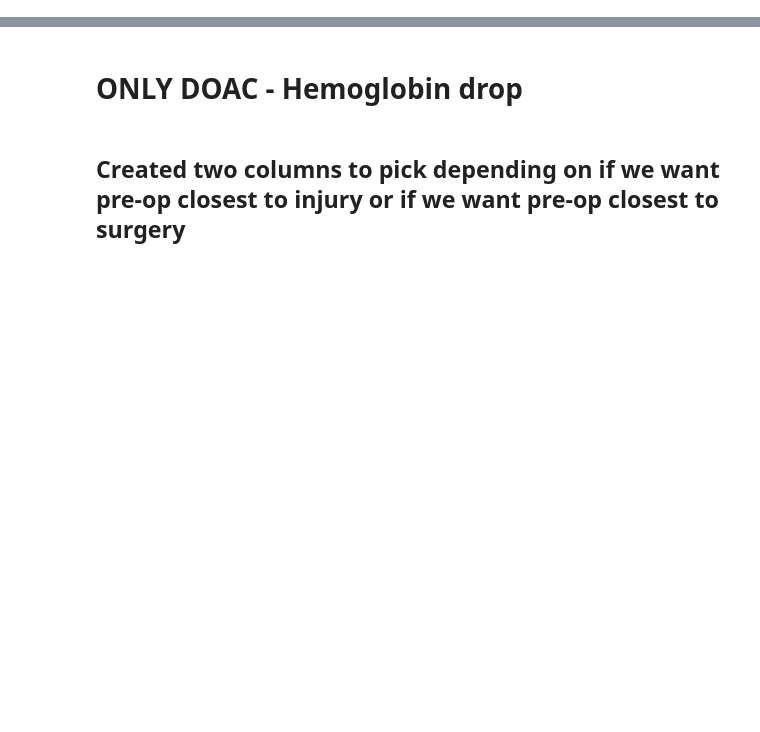
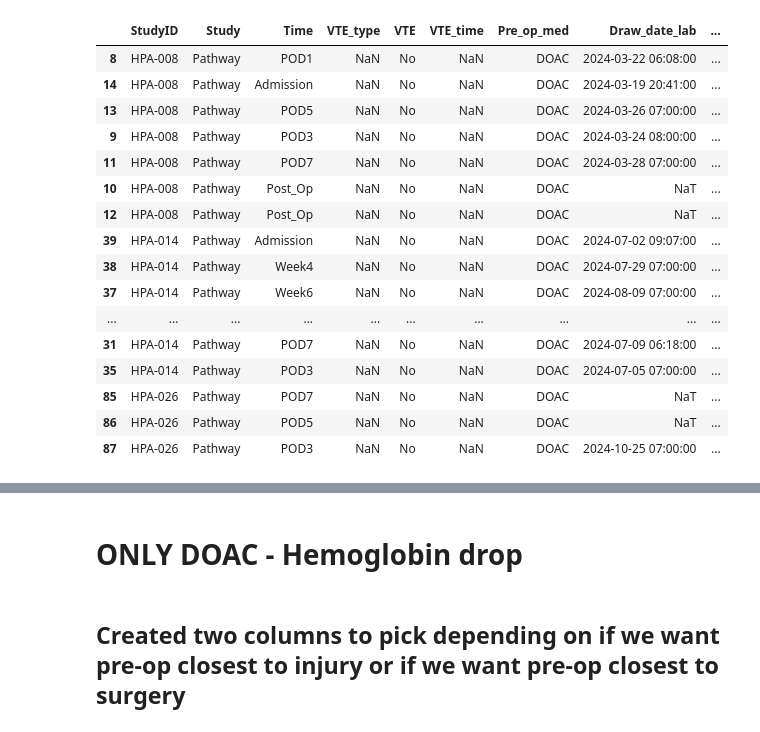
Before and after one commit to golpiraelmi/Classes, a Jupyter notebook: MyLittleProjcet_V2.ipynb, the cells around one changed output, grey strips where cells are left out. Drawn from its saved outputs; the diff is of its cells as text; code cells hidden in the pictures; blank space fills up the shorter version.

```diff
--- a/MyLittleProjcet_V2.ipynb
+++ b/MyLittleProjcet_V2.ipynb
@@ -156,0 +392,20 @@ ALL_TEG_BLOOD['VTE']
+# %%
+ALL_LAB[ALL_LAB['blood_rbc_yn']=='Yes'].sort_values(['StudyID']).head(20)
+# %% [output]
+|  | StudyID | Study | Time | VTE_type | VTE | VTE_time | Pre_op_med | Draw_date_lab | ... |
+| 8 | HPA-008 | Pathway | POD1 | NaN | No | NaN | DOAC | 2024-03-22 06:08:00 | ... |
+| 14 | HPA-008 | Pathway | Admission | NaN | No | NaN | DOAC | 2024-03-19 20:41:00 | ... |
+| 13 | HPA-008 | Pathway | POD5 | NaN | No | NaN | DOAC | 2024-03-26 07:00:00 | ... |
+| 9 | HPA-008 | Pathway | POD3 | NaN | No | NaN | DOAC | 2024-03-24 08:00:00 | ... |
+| 11 | HPA-008 | Pathway | POD7 | NaN | No | NaN | DOAC | 2024-03-28 07:00:00 | ... |
+| 10 | HPA-008 | Pathway | Post_Op | NaN | No | NaN | DOAC | NaT | ... |
+| 12 | HPA-008 | Pathway | Post_Op | NaN | No | NaN | DOAC | NaT | ... |
+| 39 | HPA-014 | Pathway | Admission | NaN | No | NaN | DOAC | 2024-07-02 09:07:00 | ... |
+| 38 | HPA-014 | Pathway | Week4 | NaN | No | NaN | DOAC | 2024-07-29 07:00:00 | ... |
+| 37 | HPA-014 | Pathway | Week6 | NaN | No | NaN | DOAC | 2024-08-09 07:00:00 | ... |
+| ... | ... | ... | ... | ... | ... | ... | ... | ... | ... |
+| 31 | HPA-014 | Pathway | POD7 | NaN | No | NaN | DOAC | 2024-07-09 06:18:00 | ... |
+| 35 | HPA-014 | Pathway | POD3 | NaN | No | NaN | DOAC | 2024-07-05 07:00:00 | ... |
+| 85 | HPA-026 | Pathway | POD7 | NaN | No | NaN | DOAC | NaT | ... |
+| 86 | HPA-026 | Pathway | POD5 | NaN | No | NaN | DOAC | NaT | ... |
+| 87 | HPA-026 | Pathway | POD3 | NaN | No | NaN | DOAC | 2024-10-25 07:00:00 | ... |
```
Also changed, not shown: parts of 60 cells of this notebook, 2 other files.
